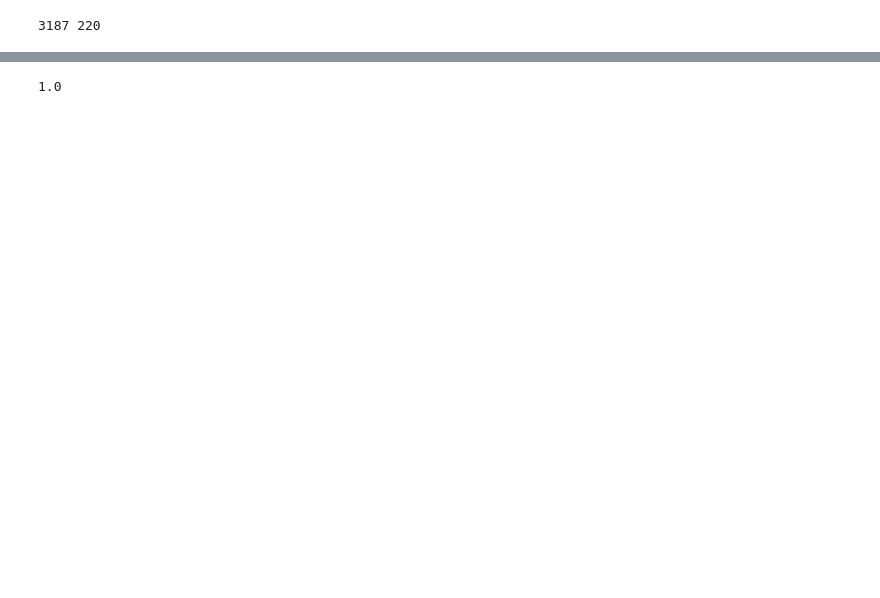
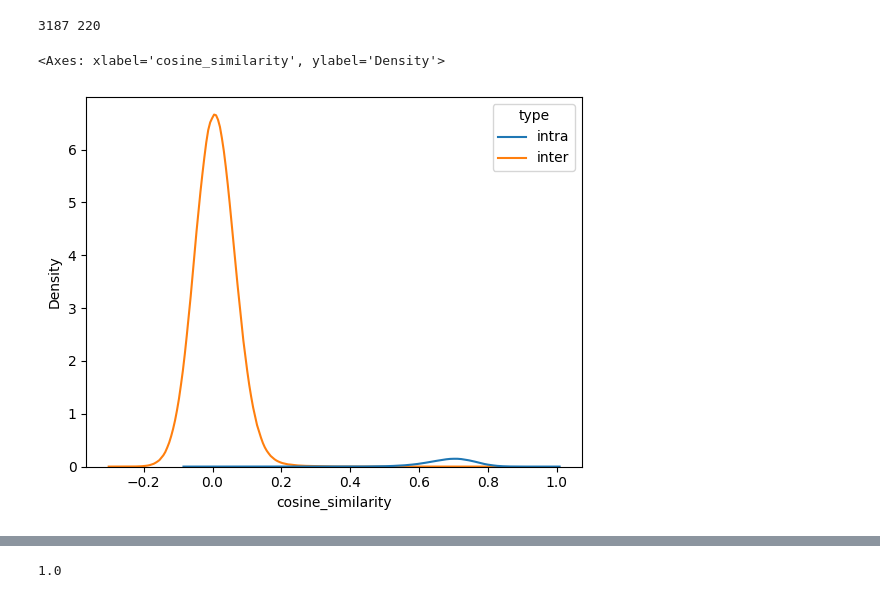
Before and after one commit to doanhieung/colab_notebooks, a Jupyter notebook: insightface.ipynb, the cells around one changed output, grey strips where cells are left out. Cells and saved outputs as stored; diff of their text form; code cells hidden in the pictures; blank space fills up the shorter version.

```diff
--- a/insightface.ipynb
+++ b/insightface.ipynb
@@ -99,24 +103,27 @@ print(len(train_data), len(test_data))
 def cosine_similarity(x, y):
   return np.dot(x, y)/(np.linalg.norm(x)*np.linalg.norm(y))
 # %%
-# intra_sim, inter_sim = [], []
-# i = 0
-# for row1 in tqdm(train_data.itertuples(), total=len(train_data)):
-#   for row2 in train_data.itertuples():
-#     if row1.Index != row2.Index:
-#       emb1, label1 = row1.embedding, row1.label
-#       emb2, label2 = row2.embedding, row2.label
-#       sim = cosine_similarity(emb1, emb2)
-#       if label1 == label2:
-#         intra_sim.append(sim)
-#       else:
-#         inter_sim.append(sim)
+intra_sim, inter_sim = [], []
+i = 0
+for row1 in tqdm(train_data.itertuples(), total=len(train_data)):
+  for row2 in train_data.itertuples():
+    if row1.Index != row2.Index:
+      emb1, label1 = row1.embedding, row1.label
+      emb2, label2 = row2.embedding, row2.label
+      sim = cosine_similarity(emb1, emb2)
+      if label1 == label2:
+        intra_sim.append(sim)
+      else:
+        inter_sim.append(sim)
 # %%
-# hist = pd.DataFrame({
-#         'cosine_similarity': intra_sim + inter_sim,
-#         'type': ['intra']*len(intra_sim) + ['inter']*len(inter_sim)
-#     })
-# sns.kdeplot(data=hist, x='cosine_similarity', hue='type')
+hist = pd.DataFrame({
+        'cosine_similarity': intra_sim + inter_sim,
+        'type': ['intra']*len(intra_sim) + ['inter']*len(inter_sim)
+    })
+sns.kdeplot(data=hist, x='cosine_similarity', hue='type')
+# %% [output]
+<Axes: xlabel='cosine_similarity', ylabel='Density'>
+[figure, added]
 # %%
 threshold = 0.3
 # %%
```
Also changed, not shown: parts of 4 cells of this notebook.
